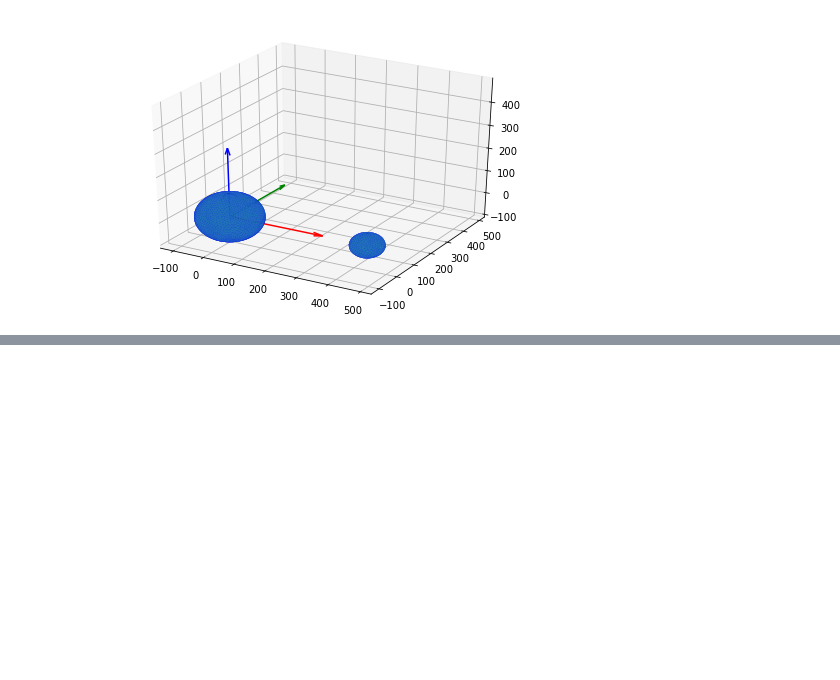
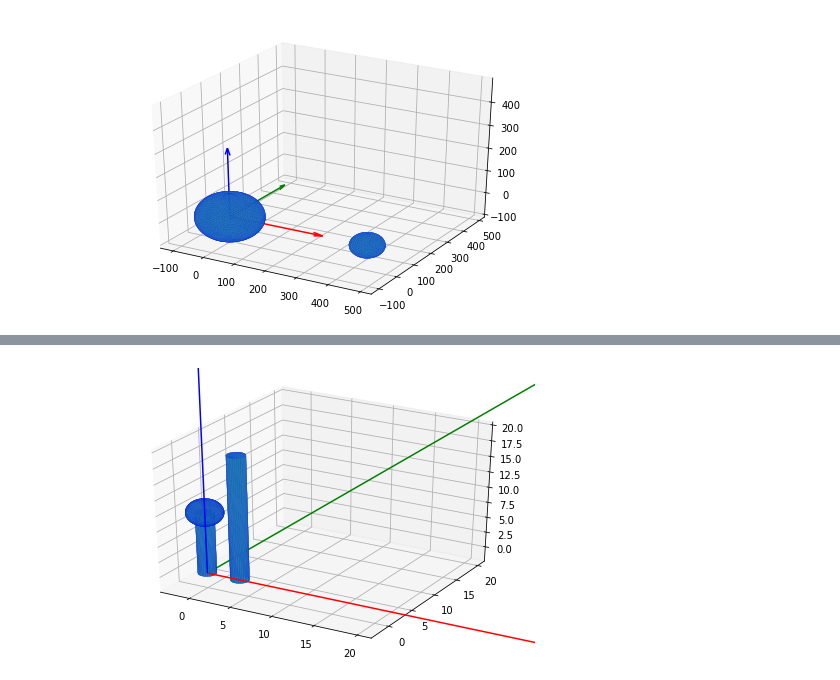
Before and after one commit to laumiulun/crystal_GUI, a Jupyter notebook: jupyter_notebook/STL_playground.ipynb, the cells around one changed output, grey strips where cells are left out. Saved outputs shown, nothing was run; the diff lists cells and outputs as text; code cells hidden in the pictures; blank space fills up the shorter version.

```diff
--- a/jupyter_notebook/STL_playground.ipynb
+++ b/jupyter_notebook/STL_playground.ipynb
@@ -313,0 +329,24 @@ combined.save('stl_data/stl_test/multi_varying_size.stl',mode=stl.Mode.ASCII)
+# %%
+# plotting sphere
+
+edge_cylinder = stl.mesh.Mesh.from_file('stl_data/cylinder_rad1_len10_edgecenter.stl')
+center_cylinder = stl.mesh.Mesh.from_file('stl_data/cylinder_rad1_len10_midcenter.stl')
+
+obj = copy_obj(edge_cylinder)
+translate_obj(obj,4,0,0)
+
+scale = np.array(([1,0,0],[0,1,0],[0,0,2]))
+scale_obj(obj,scale)
+
+# add in sphere
+sphere = stl.mesh.Mesh.from_file('stl_data/unit_circle_radius_100_stl.stl')
+scale_obj(sphere,0.02)
+translate_obj(sphere,0,0,10)
+combined = stl.mesh.Mesh(np.concatenate([edge_cylinder.data,obj.data,sphere.data]))
+
+
+plot_stl(combined,1)
+stl.mesh.Mesh.remove_duplicate_polygons(combined.data)
+combined.save('stl_data/stl_test/testing_cylinder.stl',mode=stl.Mode.ASCII)
+# %% [output]
+[figure, added]
```
Also changed, not shown: parts of 4 cells of this notebook.
